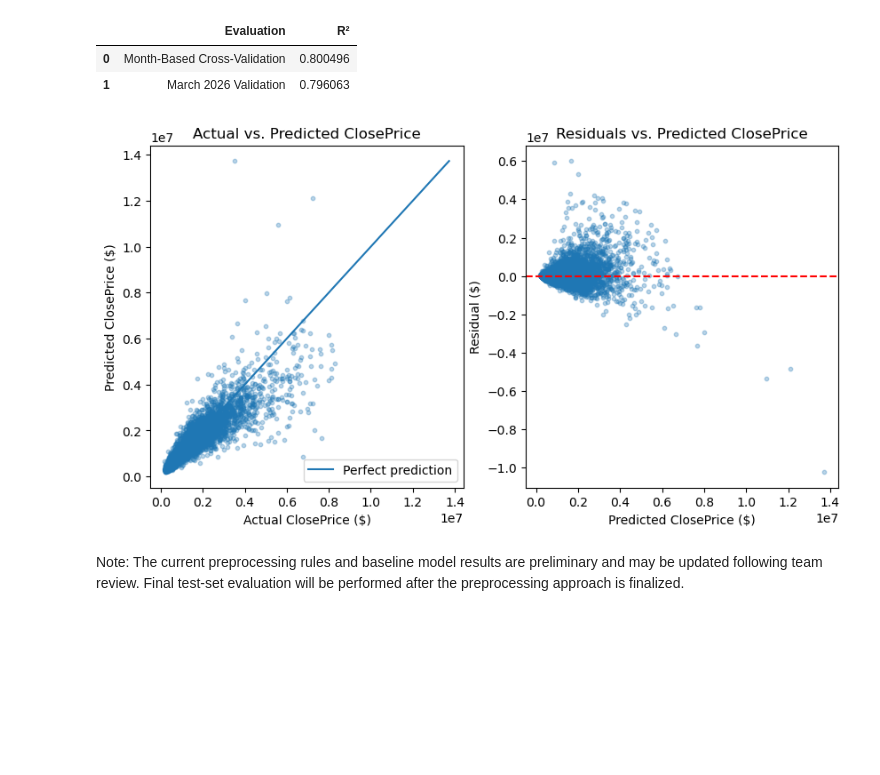
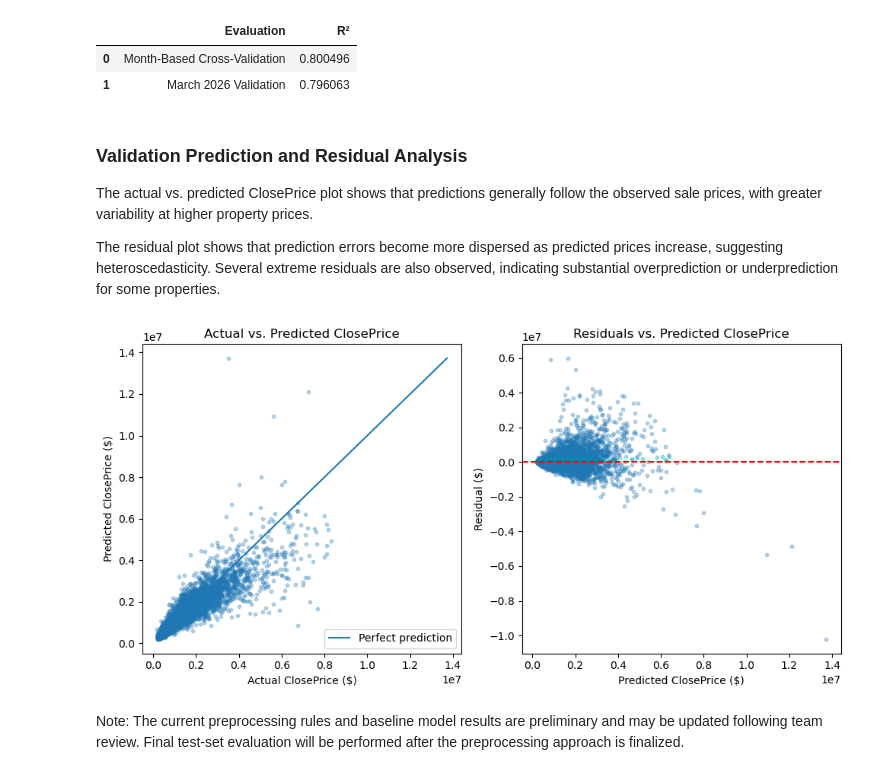
Before and after one commit to Jehad142/IDX-Exchange-Data-Science, a Jupyter notebook: notebooks/03_baseline_model.ipynb, the cells around one changed output. Saved outputs shown, nothing was run; the diff lists cells and outputs as text; code cells hidden in the pictures; blank space fills up the shorter version.

```diff
--- a/notebooks/03_baseline_model.ipynb
+++ b/notebooks/03_baseline_model.ipynb
@@ -416,27 +414,34 @@ display(results_summary)
 |  | Evaluation | R² |
 | 0 | Month-Based Cross-Validation | 0.800496 |
 | 1 | March 2026 Validation | 0.796063 |
+# %% [markdown]
+### Validation Prediction and Residual Analysis
+
+The actual vs. predicted ClosePrice plot shows that predictions generally follow the observed sale prices, with greater variability at higher property prices.
+
+The residual plot shows that prediction errors become more dispersed as predicted prices increase, suggesting heteroscedasticity. Several extreme residuals are also observed, indicating substantial overprediction or underprediction for some properties.
 # %%
 # Visualize validation predictions and residuals
 fig, axes = plt.subplots(1, 2, figsize=(10, 5))
 
 # 1. Actual vs. Predicted ClosePrice
 axes[0].scatter(y_val_actual, val_predictions, alpha=0.3, s=10)
 price_min = min(y_val_actual.min(), val_predictions.min())
 price_max = max(y_val_actual.max(), val_predictions.max())
 
 axes[0].plot([price_min, price_max], [price_min, price_max], label="Perfect prediction")
 axes[0].set(title="Actual vs. Predicted ClosePrice", xlabel="Actual ClosePrice ($)", ylabel="Predicted ClosePrice ($)")
 axes[0].legend()
 
 # 2. Residuals vs. Predicted ClosePrice
 axes[1].scatter(val_predictions, residuals, alpha=0.3, s=10)
 axes[1].axhline(0, color="red", linestyle="--")
 axes[1].set(title="Residuals vs. Predicted ClosePrice", xlabel="Predicted ClosePrice ($)", ylabel="Residual ($)")
 
+plt.tight_layout()
 plt.show()
 # %% [output]
-[figure, old version]
+[figure, new version]
 # %% [markdown]
 Note: The current preprocessing rules and baseline model results
 are preliminary and may be updated following team review.
```
Also changed, not shown: parts of 1 cell of this notebook.
